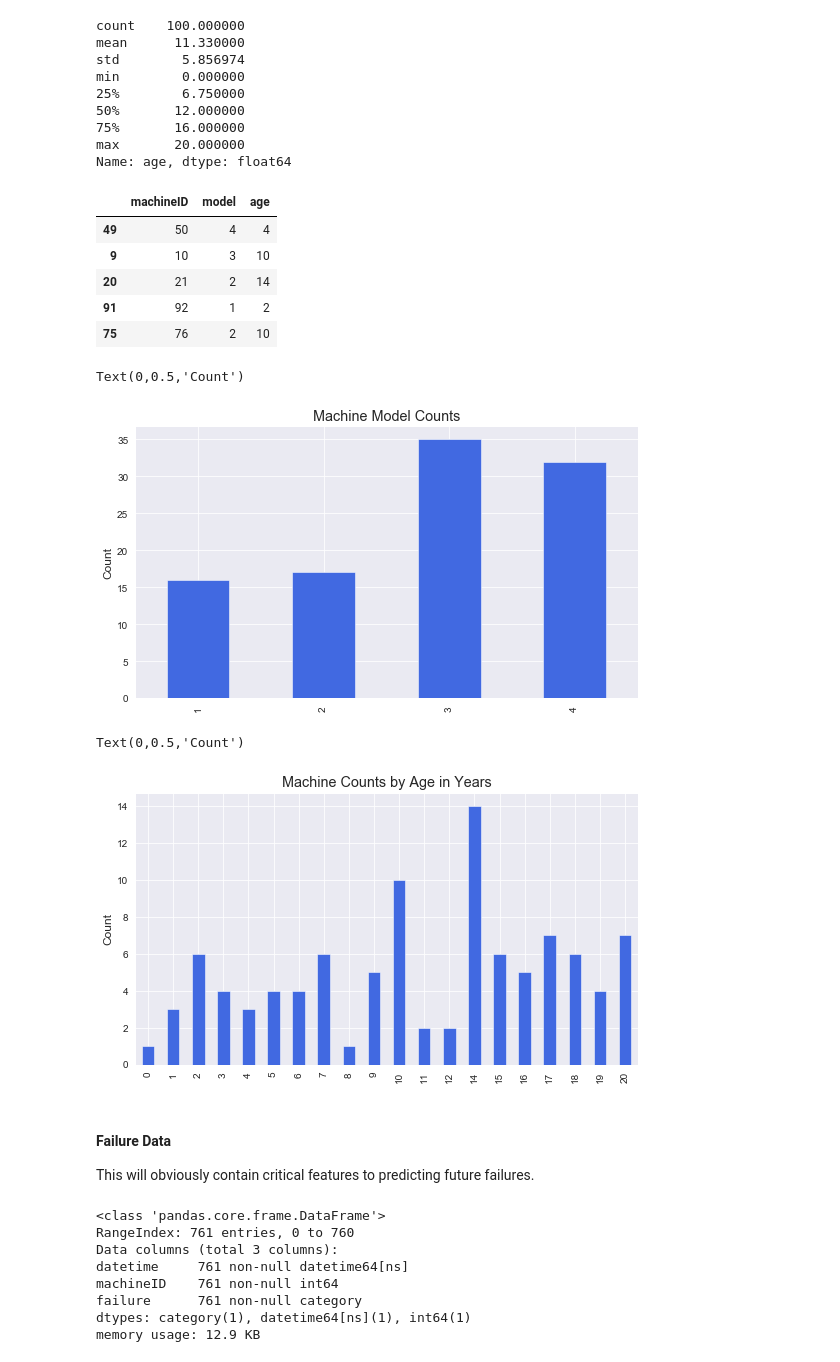
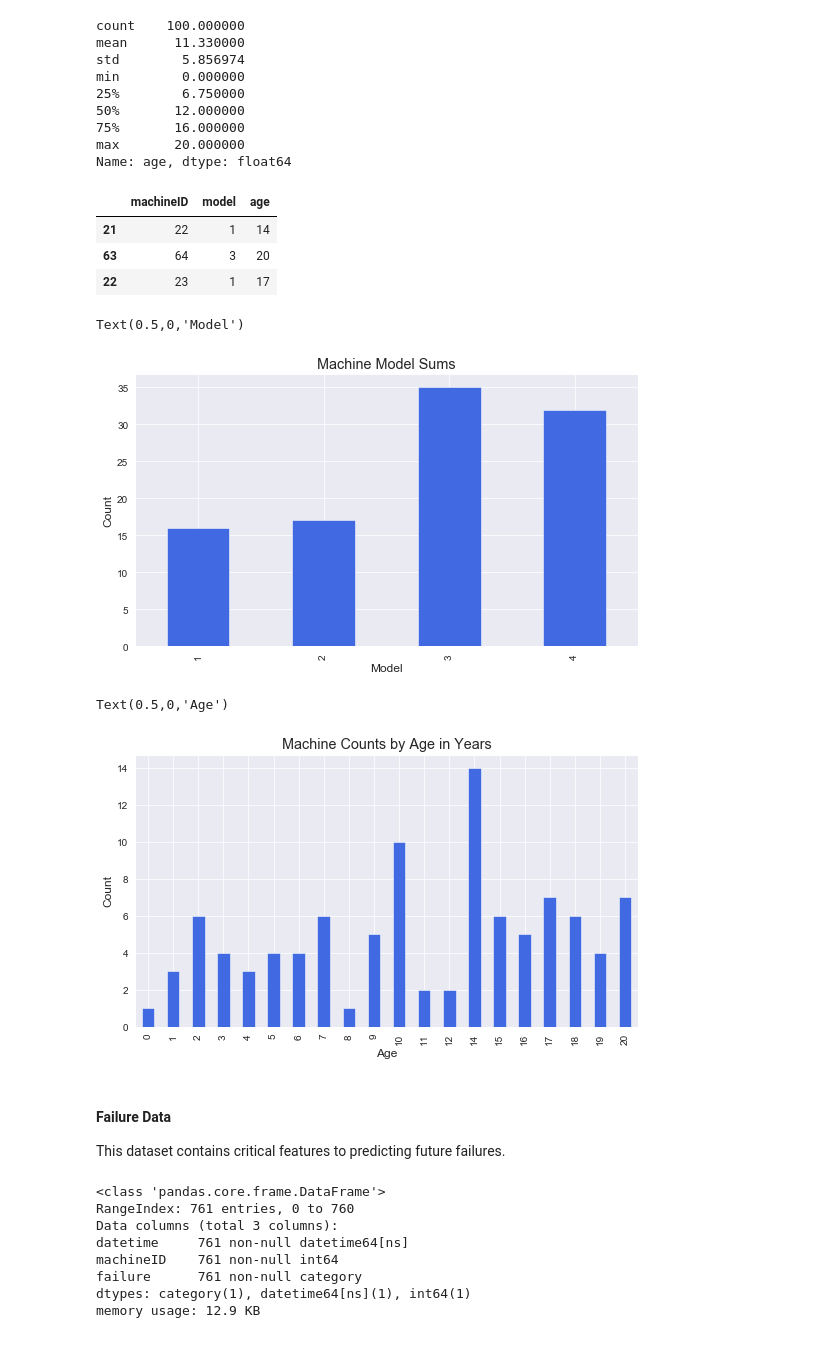
Before and after one commit to 55thSwiss/Kaggle, a Jupyter notebook: MPred/MPred_v3.ipynb, the cells around one changed output. Cells and saved outputs as stored; diff of their text form; code cells hidden in the pictures.

```diff
--- a/MPred/MPred_v3.ipynb
+++ b/MPred/MPred_v3.ipynb
@@ -375,8 +374,8 @@ age          100 non-null int64
 dtypes: category(1), int64(2)
 memory usage: 1.9 KB
 # %%
-# remove the begnning characters from 'model' column and change to integer data type
-originsData['model'] = originsData['model'].str[5:].astype(int)
+# remove the begnning characters from 'model' column
+originsData['model'] = originsData['model'].str[5:]
 # %%
 # check some statistics on the age of the machinery
 originsData['age'].describe()
@@ -392,34 +391,34 @@ max       20.000000
 Name: age, dtype: float64
 # %%
 # view sample data
-originsData.sample(5)
+originsData.sample(3)
 # %% [output]
 |  | machineID | model | age |
-| 49 | 50 | 4 | 4 |
-| 9 | 10 | 3 | 10 |
-| 20 | 21 | 2 | 14 |
-| 91 | 92 | 1 | 2 |
-| 75 | 76 | 2 | 10 |
+| 21 | 22 | 1 | 14 |
+| 63 | 64 | 3 | 20 |
+| 22 | 23 | 1 | 17 |
 # %%
 # quantity of each model
 sns.set_style("darkgrid")
 plt.figure(figsize=(9, 5))
-originsData.model.value_counts().sort_index().plot(kind = 'bar', color = 'royalblue').set_title('Machine Model Counts')
+originsData.model.value_counts().sort_index().plot(kind = 'bar', color = 'royalblue').set_title('Machine Model Sums')
 plt.ylabel('Count')
+plt.xlabel('Model')
 # %% [output]
-Text(0,0.5,'Count')
+Text(0.5,0,'Model')
-[figure, old version]
+[figure, new version]
 # %%
 # quantity of each vintage
 sns.set_style("darkgrid")
 plt.figure(figsize=(9, 5))
 originsData.age.value_counts().sort_index().plot(kind = 'bar', color = 'royalblue').set_title('Machine Counts by Age in Years')
 plt.ylabel('Count')
+plt.xlabel('Age')
 # %% [output]
-Text(0,0.5,'Count')
+Text(0.5,0,'Age')
-[figure, old version]
+[figure, new version]
 # %% [markdown]
 #### Failure Data
 
-This will obviously contain critical features to predicting future failures.
+This dataset contains critical features to predicting future failures.
 # %%
```
Also changed, not shown: parts of 34 cells of this notebook.
